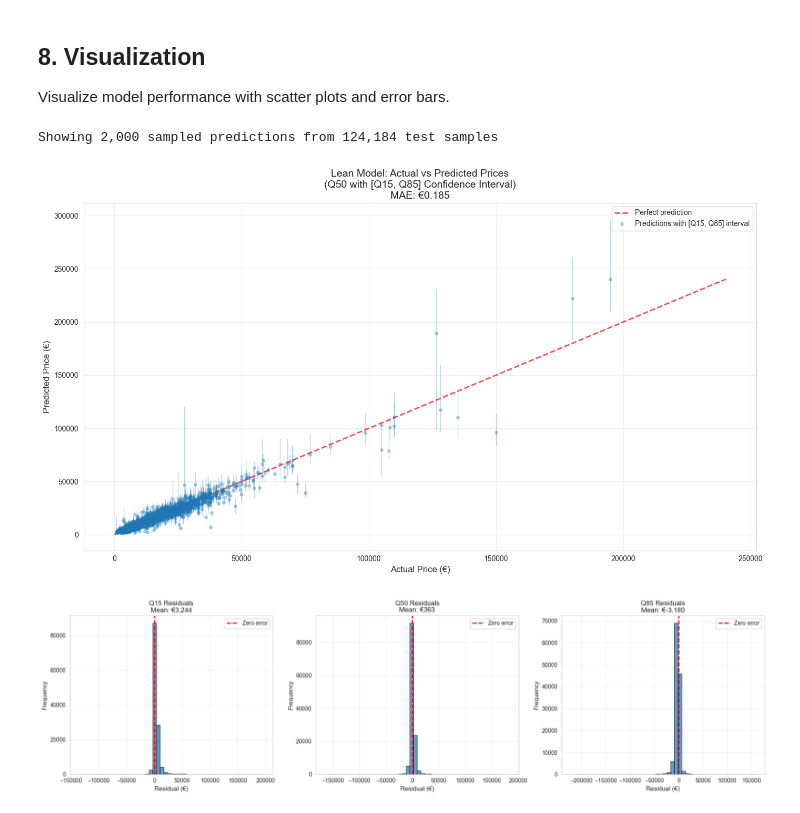
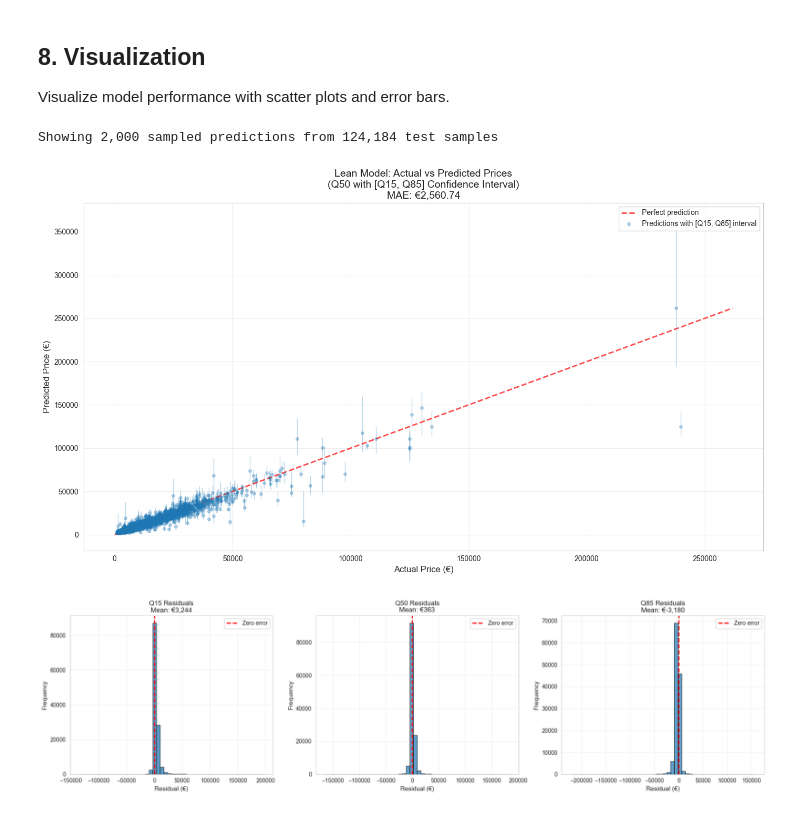
Before and after one commit to brunothefirst/car_price_prediction, a Jupyter notebook: notebooks/06_lean_model_training.ipynb, the cells around one changed output. Cells and saved outputs as stored; diff of their text form; code cells hidden in the pictures.

```diff
--- a/notebooks/06_lean_model_training.ipynb
+++ b/notebooks/06_lean_model_training.ipynb
@@ -1503,7 +1587,8 @@ y_test_sample = y_test[sample_idx]
 y_pred_q15_sample = y_pred_q15[sample_idx]
 y_pred_q50_sample = y_pred_q50[sample_idx]
 y_pred_q85_sample = y_pred_q85[sample_idx]
-
+# for title
+mae_q50_price = metrics_df_price['MAE (€)'].iloc[1].round(2)
 # Plot error bars (Q15 to Q85)
 # Use absolute values to ensure yerr is never negative
 lower_err = np.abs(y_pred_q50_sample - y_pred_q15_sample)
@@ -1513,35 +1598,35 @@ ax.errorbar(
     y_test_sample,
     y_pred_q50_sample,
     yerr=[lower_err, upper_err],
     fmt='o',
     alpha=0.3,
     markersize=4,
     elinewidth=1,
     capsize=0,
     label='Predictions with [Q15, Q85] interval'
 )
 
 # Plot perfect prediction line
 max_price = max(y_test_sample.max(), y_pred_q50_sample.max())
 ax.plot([0, max_price], [0, max_price], 'r--', linewidth=2, label='Perfect prediction', alpha=0.7)
 
 ax.set_xlabel('Actual Price (€)', fontsize=12)
 ax.set_ylabel('Predicted Price (€)', fontsize=12)
-ax.set_title(f'Lean Model: Actual vs Predicted Prices\n(Q50 with [Q15, Q85] Confidence Interval)\nMAE: €{mae_q50:,.3f}', fontsize=14)
+ax.set_title(f'Lean Model: Actual vs Predicted Prices\n(Q50 with [Q15, Q85] Confidence Interval)\nMAE: €{mae_q50_price:,.2f}', fontsize=14)
 ax.legend(fontsize=10)
 ax.grid(True, alpha=0.3)
 
 # Format axes
 ax.ticklabel_format(style='plain', axis='both')
 
 
 print(f"Showing {n_samples:,} sampled predictions from {len(y_test):,} test samples")
 plt.tight_layout()
 
 plt.show();
 # %% [output]
 Showing 2,000 sampled predictions from 124,184 test samples
-[figure, old version]
+[figure, new version]
 # %%
 # %% Residual Distribution by Quantile
 fig, axes = plt.subplots(1, 3, figsize=(18, 5))
```
Also changed, not shown: parts of 17 cells of this notebook, 1 other file.
